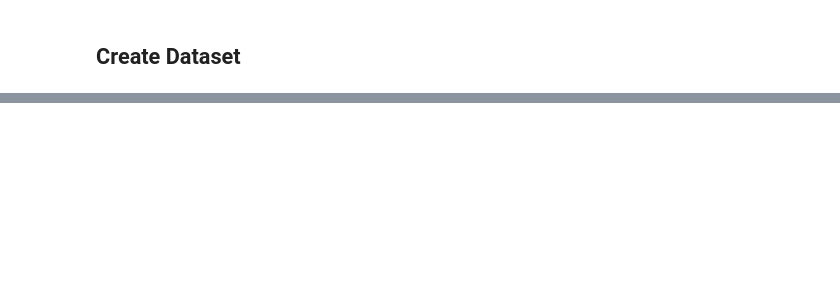
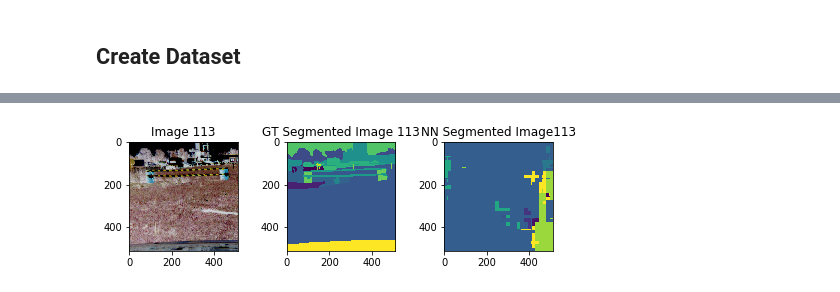
Before and after one commit to FYDP2022/compute, a Jupyter notebook: research/semantic-segmentation.ipynb, the cells around one changed output, grey strips where cells are left out. Cells and saved outputs as stored; diff of their text form; code cells hidden in the pictures; blank space fills up the shorter version.

```diff
--- a/research/semantic-segmentation.ipynb
+++ b/research/semantic-segmentation.ipynb
@@ -68,0 +198,25 @@ find_forest_and_car_images()
+# %%
+torch.cuda.empty_cache()
+def colorize_mask_nn_output(mask):
+    new_mask = Image.fromarray(mask.astype(np.uint8)).convert('P')
+    new_mask.putpalette(palette)
+
+    return new_mask
+
+
+untrained_net = Net().to(device)
+untrained_net.eval()
+
+sample_img, sample_target = train_data[113]
+
+untrained_output = untrained_net.forward(sample_img[None].to(device))
+if device != 'cpu':
+    untrained_output = untrained_output.cpu()
+untrained_nn_seg_img_113 = torch.argmax(untrained_output.cpu(), dim=1).numpy()[0]
+
+fig = plt.figure(figsize=(8,2))
+add_img_plot(fig, 113, transforms.ToPILImage()(img_113), 'Image ', [1,3,1])
+add_img_plot(fig, 113, colorize_mask(seg_img_113), 'GT Segmented Image ', [1,3,2])
+add_img_plot(fig, 113, colorize_mask_nn_output(untrained_nn_seg_img_113), 'NN Segmented Image', [1,3,3])
+# %% [output]
+[figure, added]
```
Also changed, not shown: parts of 19 cells of this notebook.
